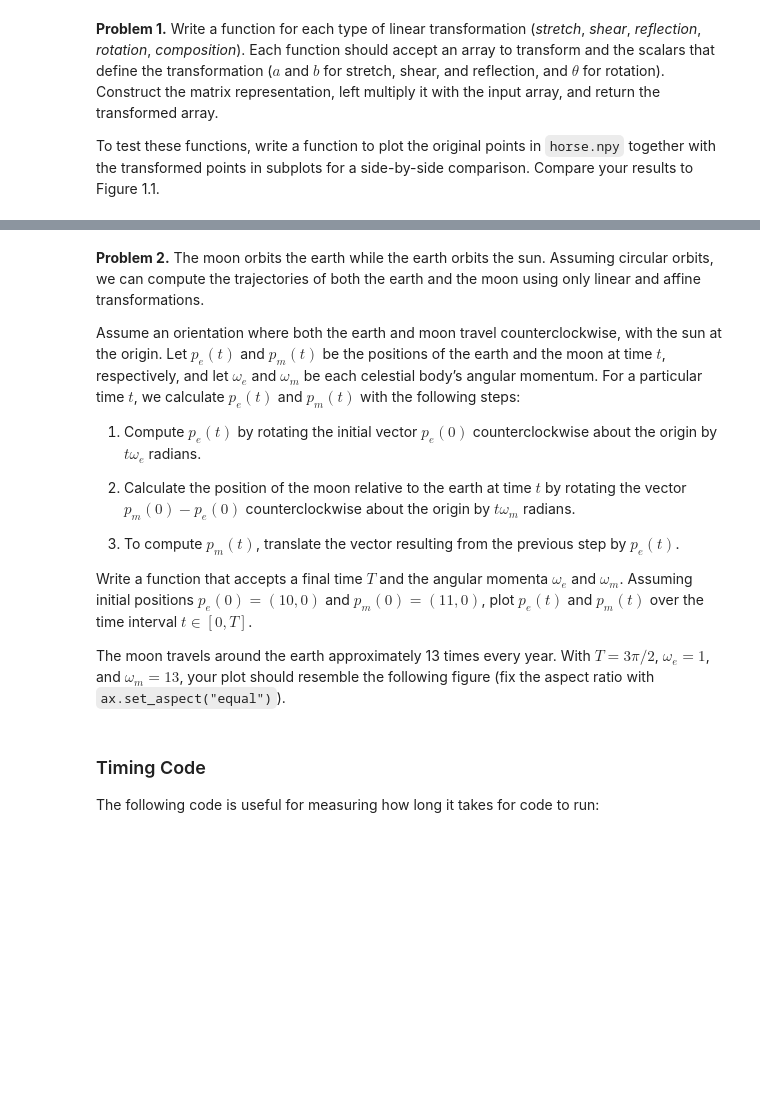
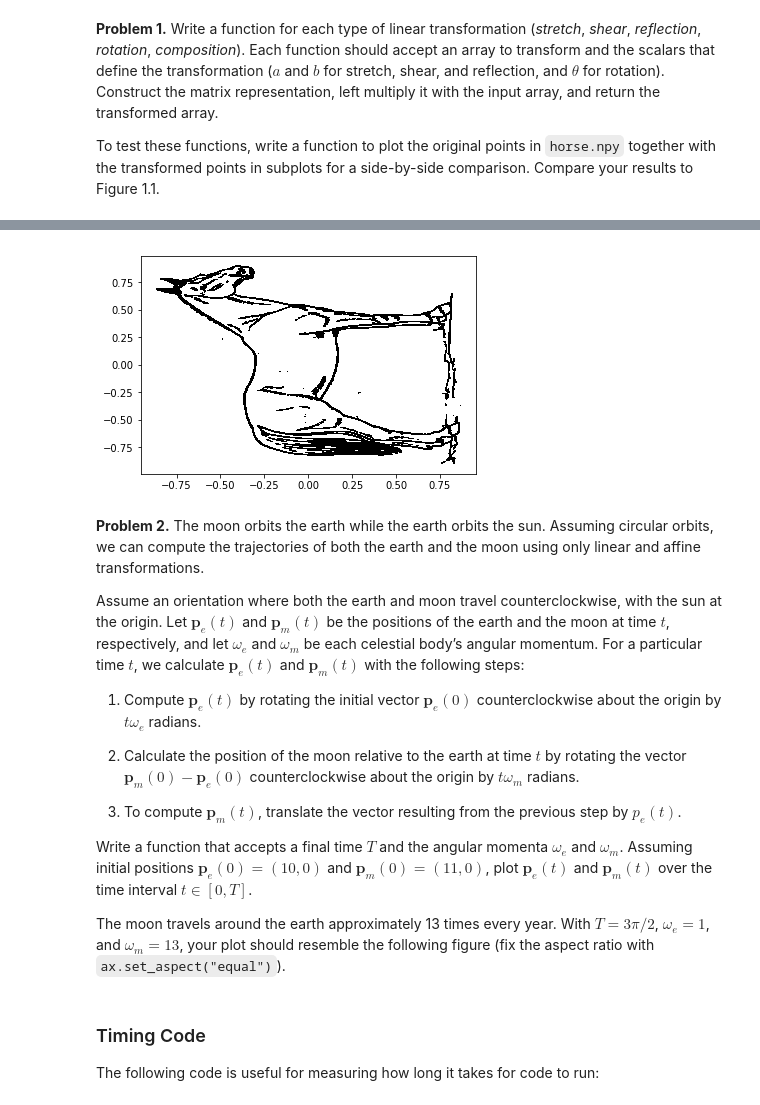
Before and after one commit to davidwhiting/Labs, a Jupyter notebook: Volume1.ipynb, the cells around one changed output, grey strips where cells are left out. Cells and saved outputs as stored; diff of their text form; code cells hidden in the pictures; blank space fills up the shorter version.

```diff
--- a/Volume1.ipynb
+++ b/Volume1.ipynb
@@ -30,15 +83,31 @@ To test these functions, write a function to plot the original points in `horse.
+# %%
+def rotation(data, theta):
+    """Linear Transformation: Rotation
+    Rotates the vector about a line that passes through the origin
+    """
+    X = np.array([[cos(theta), -sin(theta)], [sin(theta), cos(theta)]])
+    result = X.dot(data)
+    return(result)
+# %%
+data2 = rotation(data, pi/2)
+
+# Plot the x row against the y row with black pixels.
+plt.plot(data2[0], data2[1], 'k,')
+plt.show()
+# %% [output]
+[figure, added]
 # %% [markdown]
 **Problem 2.** The moon orbits the earth while the earth orbits the sun. Assuming circular orbits, we can compute the trajectories of both the earth and the moon using only linear and affine transformations.
 
-Assume an orientation where both the earth and moon travel counterclockwise, with the sun at the origin. Let $p_e(t)$ and $p_m(t)$ be the positions of the earth and the moon at time $t$, respectively, and let $ω_e$ and $ω_m$ be each celestial body’s angular momentum. For a particular time $t$, we calculate $p_e(t)$ and $p_m(t)$ with the following steps:
+Assume an orientation where both the earth and moon travel counterclockwise, with the sun at the origin. Let $\mathbf{p}_e(t)$ and $\mathbf{p}_m(t)$ be the positions of the earth and the moon at time $t$, respectively, and let $ω_e$ and $ω_m$ be each celestial body’s angular momentum. For a particular time $t$, we calculate $\mathbf{p}_e(t)$ and $\mathbf{p}_m(t)$ with the following steps:
 
-1. Compute $p_e(t)$ by rotating the initial vector $p_e(0)$ counterclockwise about the origin by $tω_e$ radians.
+1. Compute $\mathbf{p}_e(t)$ by rotating the initial vector $\mathbf{p}_e(0)$ counterclockwise about the origin by $tω_e$ radians.
 
-2. Calculate the position of the moon relative to the earth at time $t$ by rotating the vector $p_m(0) − p_e(0)$ counterclockwise about the origin by $tω_m$ radians.
+2. Calculate the position of the moon relative to the earth at time $t$ by rotating the vector $\mathbf{p}_m(0) − \mathbf{p}_e(0)$ counterclockwise about the origin by $tω_m$ radians.
 
-3. To compute $p_m(t)$, translate the vector resulting from the previous step by $p_e(t)$.
+3. To compute $\mathbf{p}_m(t)$, translate the vector resulting from the previous step by $p_e(t)$.
 
-Write a function that accepts a final time $T$ and the angular momenta $ω_e$ and $ω_m$. Assuming initial positions $p_e(0) = (10, 0)$ and $p_m(0) = (11, 0)$, plot $p_e(t)$ and $p_m(t)$ over the time interval $t ∈ [0, T]$.
+Write a function that accepts a final time $T$ and the angular momenta $ω_e$ and $ω_m$. Assuming initial positions $\mathbf{p}_e(0) = (10, 0)$ and $\mathbf{p}_m(0) = (11, 0)$, plot $\mathbf{p}_e(t)$ and $\mathbf{p}_m(t)$ over the time interval $t ∈ [0, T]$.
 
 The moon travels around the earth approximately 13 times every year. With $T = 3π/2$, $ω_e = 1$, and $ω_m = 13$, your plot should resemble the following figure (fix the aspect ratio with `ax.set_aspect("equal")`).
 # %% [markdown]
```
Also changed, not shown: parts of 13 cells of this notebook.
